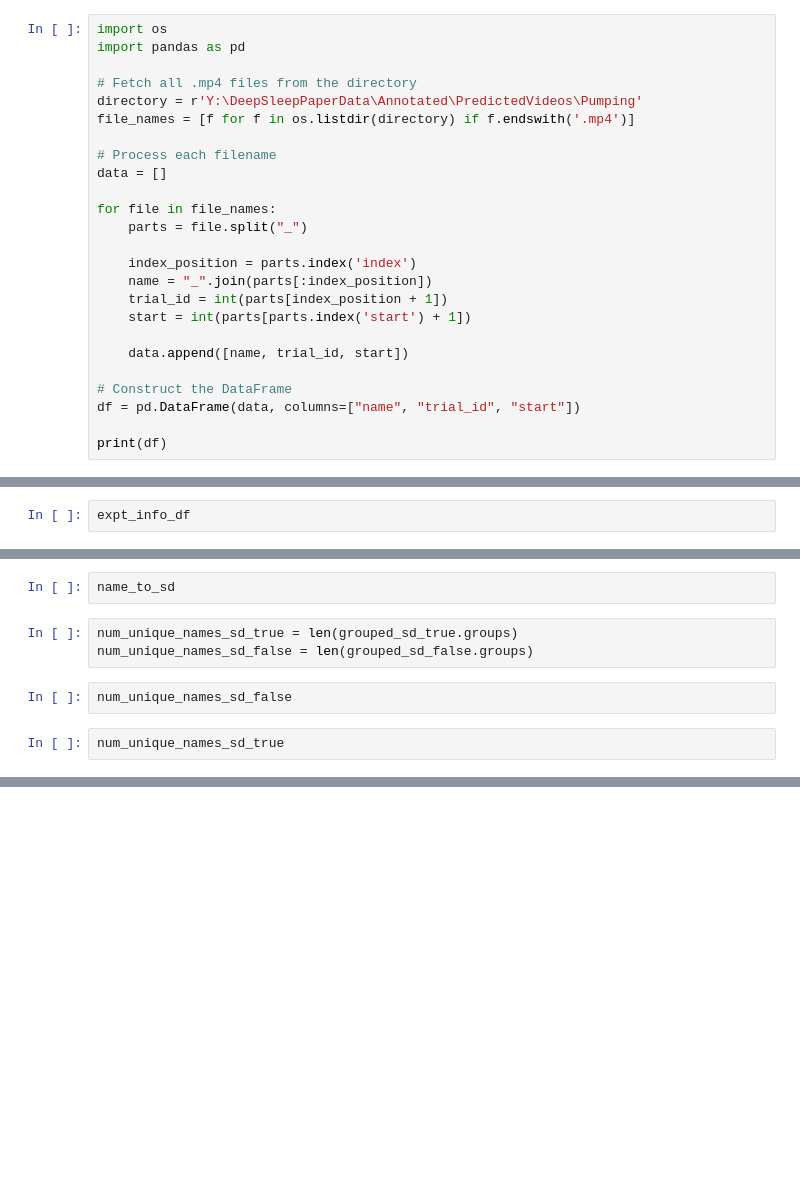
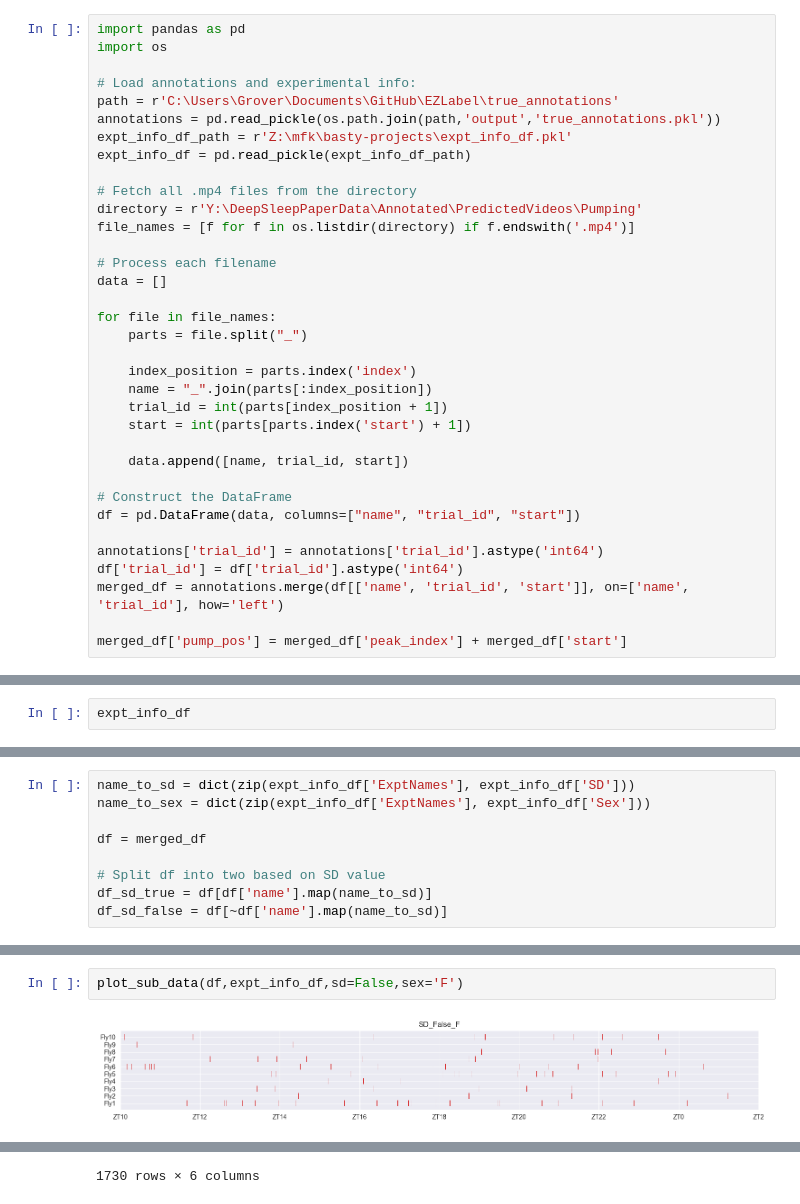
Before and after one commit to mfkeles/EZLabel, a Jupyter notebook: annotation_preprocess.ipynb, the cells around one changed output, grey strips where cells are left out. Cells and saved outputs as stored; diff of their text form; blank space fills up the shorter version.

```diff
--- a/annotation_preprocess.ipynb
+++ b/annotation_preprocess.ipynb
@@ -117,6 +101,12 @@ annotations
 # %%
+import pandas as pd
 import os
-import pandas as pd
+
+# Load annotations and experimental info:
+path = r'C:\Users\Grover\Documents\GitHub\EZLabel\true_annotations'
+annotations = pd.read_pickle(os.path.join(path,'output','true_annotations.pkl'))
+expt_info_df_path = r'Z:\mfk\basty-projects\expt_info_df.pkl'
+expt_info_df = pd.read_pickle(expt_info_df_path)
 
 # Fetch all .mp4 files from the directory
 directory = r'Y:\DeepSleepPaperData\Annotated\PredictedVideos\Pumping'
@@ -138,4 +128,8 @@ for file in file_names:
 # Construct the DataFrame
 df = pd.DataFrame(data, columns=["name", "trial_id", "start"])
 
-print(df)
+annotations['trial_id'] = annotations['trial_id'].astype('int64')
+df['trial_id'] = df['trial_id'].astype('int64')
+merged_df = annotations.merge(df[['name', 'trial_id', 'start']], on=['name', 'trial_id'], how='left')
+
+merged_df['pump_pos'] = merged_df['peak_index'] + merged_df['start']
@@ -231,2 +138,11 @@ plt.show()
+# %%
+name_to_sd = dict(zip(expt_info_df['ExptNames'], expt_info_df['SD']))
+name_to_sex = dict(zip(expt_info_df['ExptNames'], expt_info_df['Sex']))
+
+df = merged_df
+
+# Split df into two based on SD value
+df_sd_true = df[df['name'].map(name_to_sd)]
+df_sd_false = df[~df['name'].map(name_to_sd)]
 # %%
 import matplotlib.pyplot as plt
@@ -356,9 +230,4 @@ plt.show()
-# %%
-name_to_sd
-# %%
-num_unique_names_sd_true = len(grouped_sd_true.groups)
-num_unique_names_sd_false = len(grouped_sd_false.groups)
-# %%
-num_unique_names_sd_false
-# %%
-num_unique_names_sd_true
+# %%
+plot_sub_data(df,expt_info_df,sd=False,sex='F')
+# %% [output]
+[figure, added]
@@ -364,0 +246 @@ num_unique_names_sd_true
+1730 rows × 6 columns
```
Also changed, not shown: parts of 19 cells of this notebook.
